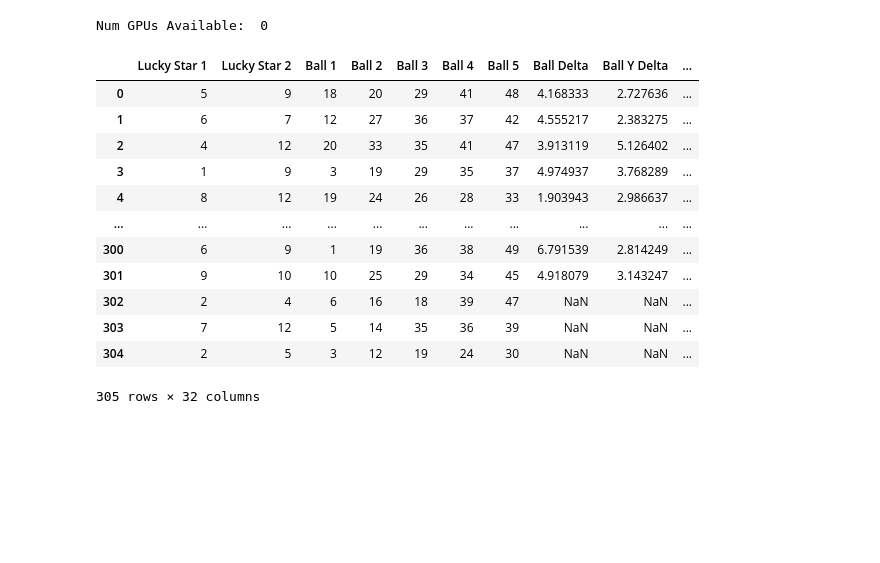
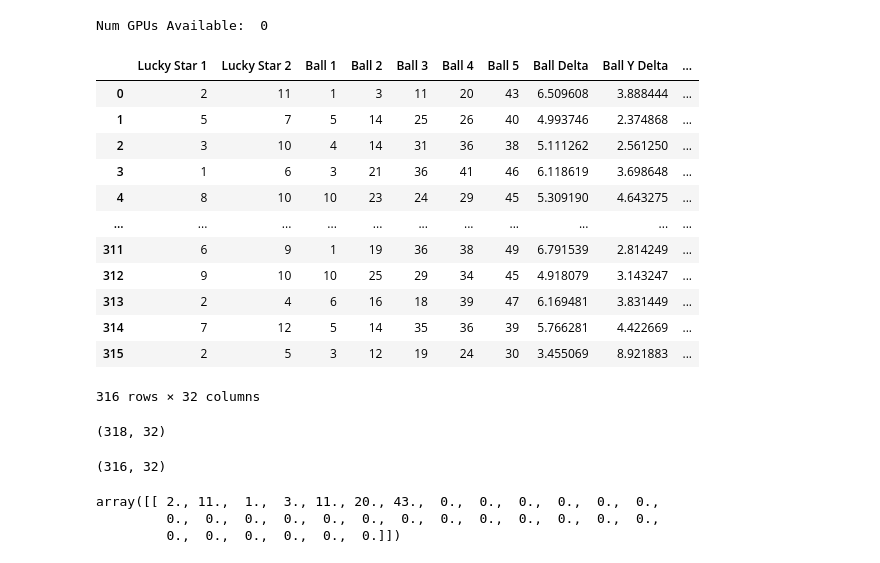
Before and after one commit to bmbigbang/lottery-counter, a Jupyter notebook: euromillions-lstm-generator-v3.ipynb, the cells around one changed output. Cells and saved outputs as stored; diff of their text form; code cells hidden in the pictures; blank space fills up the shorter version.

```diff
--- a/euromillions-lstm-generator-v3.ipynb
+++ b/euromillions-lstm-generator-v3.ipynb
@@ -21,22 +21,21 @@ df[column_labels].to_csv("euromillions-dataset.csv", index=None)
 Num GPUs Available:  0
 # %%
 df = pd.read_csv('euromillions-dataset.csv')
-df["Ball Y Delta 2"] = df["Ball Y Delta"]
 df
 # %% [output]
 |  | Lucky Star 1 | Lucky Star 2 | Ball 1 | Ball 2 | Ball 3 | Ball 4 | Ball 5 | Ball Delta | Ball Y Delta | ... |
-| 0 | 5 | 9 | 18 | 20 | 29 | 41 | 48 | 4.168333 | 2.727636 | ... |
-| 1 | 6 | 7 | 12 | 27 | 36 | 37 | 42 | 4.555217 | 2.383275 | ... |
-| 2 | 4 | 12 | 20 | 33 | 35 | 41 | 47 | 3.913119 | 5.126402 | ... |
-| 3 | 1 | 9 | 3 | 19 | 29 | 35 | 37 | 4.974937 | 3.768289 | ... |
-| 4 | 8 | 12 | 19 | 24 | 26 | 28 | 33 | 1.903943 | 2.986637 | ... |
+| 0 | 2 | 11 | 1 | 3 | 11 | 20 | 43 | 6.509608 | 3.888444 | ... |
+| 1 | 5 | 7 | 5 | 14 | 25 | 26 | 40 | 4.993746 | 2.374868 | ... |
+| 2 | 3 | 10 | 4 | 14 | 31 | 36 | 38 | 5.111262 | 2.561250 | ... |
+| 3 | 1 | 6 | 3 | 21 | 36 | 41 | 46 | 6.118619 | 3.698648 | ... |
+| 4 | 8 | 10 | 10 | 23 | 24 | 29 | 45 | 5.309190 | 4.643275 | ... |
 | ... | ... | ... | ... | ... | ... | ... | ... | ... | ... | ... |
-| 300 | 6 | 9 | 1 | 19 | 36 | 38 | 49 | 6.791539 | 2.814249 | ... |
-| 301 | 9 | 10 | 10 | 25 | 29 | 34 | 45 | 4.918079 | 3.143247 | ... |
-| 302 | 2 | 4 | 6 | 16 | 18 | 39 | 47 | NaN | NaN | ... |
-| 303 | 7 | 12 | 5 | 14 | 35 | 36 | 39 | NaN | NaN | ... |
-| 304 | 2 | 5 | 3 | 12 | 19 | 24 | 30 | NaN | NaN | ... |
+| 311 | 6 | 9 | 1 | 19 | 36 | 38 | 49 | 6.791539 | 2.814249 | ... |
+| 312 | 9 | 10 | 10 | 25 | 29 | 34 | 45 | 4.918079 | 3.143247 | ... |
+| 313 | 2 | 4 | 6 | 16 | 18 | 39 | 47 | 6.169481 | 3.831449 | ... |
+| 314 | 7 | 12 | 5 | 14 | 35 | 36 | 39 | 5.766281 | 4.422669 | ... |
+| 315 | 2 | 5 | 3 | 12 | 19 | 24 | 30 | 3.455069 | 8.921883 | ... |
-305 rows × 32 columns
+316 rows × 32 columns
 # %%
 import numpy as np
 import pandas as pd
@@ -90,3 +65,41 @@ random_seed_reshaped = tf.keras.layers.Reshape((random_seed_length, 1))(random_s
+# %%
+max_values = np.concatenate(([12, 12, 50, 50, 50, 50, 50], np.zeros(all_cols - pred_cols)))
+min_values = np.concatenate(([1, 1, 1, 1, 1, 1, 1], np.zeros(all_cols - pred_cols)))
+
+# Scale the data
+scaler = MinMaxScaler()
+scaled_df = df[::-1]
+scaled_df = pd.concat([scaled_df, pd.DataFrame([max_values], columns=df.columns)], ignore_index=True)
+scaled_df = pd.concat([scaled_df, pd.DataFrame([min_values], columns=df.columns)], ignore_index=True)
+scaled_df.shape
+# %% [output]
+(318, 32)
+# %%
+# Scale the data
+scaled_df = pd.DataFrame(scaler.fit_transform(scaled_df), columns=df.columns)
+scaled_df = scaled_df.iloc[:-2]
+
+# Create sequences
+X, y = create_sequences(scaled_df, seq_length, pred_cols)
+
+# Split into training, validation, and test sets
+X_train, X_val, y_train, y_val = train_test_split(X, y, test_size=0.1)
+
+# Input for the sequence
+sequence_input = tf.keras.layers.Input(shape=(seq_length, all_cols))
+
+# Input for the random seed
+random_seed_input = tf.keras.layers.Input(shape=(random_seed_length,))
+
+scaled_df.shape
+# %% [output]
+(316, 32)
+# %%
+scaler.inverse_transform([np.concatenate((y[-1], np.zeros(all_cols - pred_cols)))])
+# %% [output]
+array([[ 2., 11.,  1.,  3., 11., 20., 43.,  0.,  0.,  0.,  0.,  0.,  0.,
+         0.,  0.,  0.,  0.,  0.,  0.,  0.,  0.,  0.,  0.,  0.,  0.,  0.,
+         0.,  0.,  0.,  0.,  0.,  0.]])
 # %%
 scaler.inverse_transform(X[-1])
 # %% [output]
```
Also changed, not shown: parts of 12 cells of this notebook, 2 other files.
